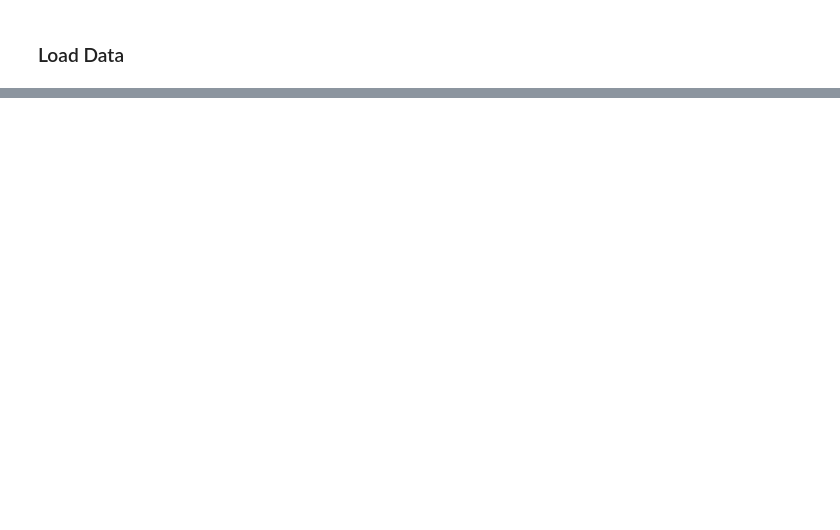
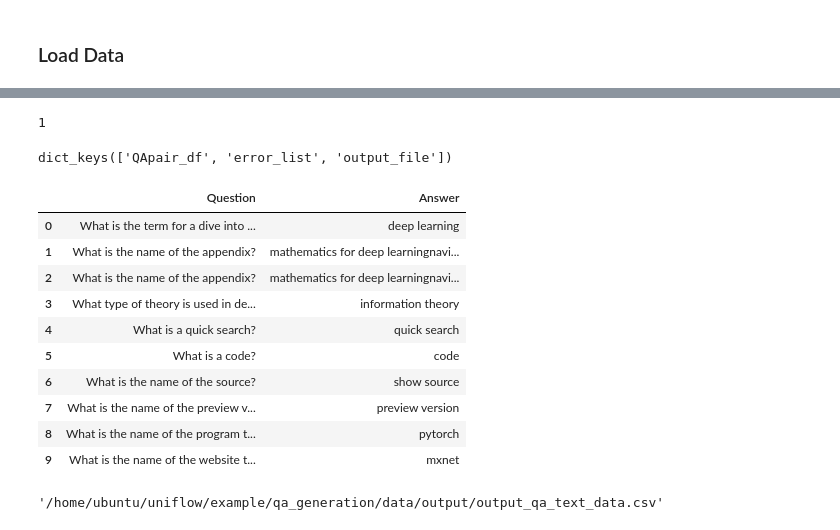
Before and after one commit to CambioML/uniflow-llm-based-pdf-extraction-text-cleaning-data-clustering, a Jupyter notebook: example/qa_generation/data_generation_text.ipynb, the cells around one changed output, grey strips where cells are left out. Saved outputs shown, nothing was run; the diff lists cells and outputs as text; code cells hidden in the pictures; blank space fills up the shorter version.

Commit message:
polish example lmgq

```diff
--- a/example/qa_generation/data_generation_text.ipynb
+++ b/example/qa_generation/data_generation_text.ipynb
@@ -11,8 +19,10 @@ from uniflow.flow.constants import (OUTPUT_NAME, QAPAIR_DF_KEY, INPUT_FILE, ERRO
 ### Load Data
 # %%
 dir_cur = os.getcwd()
-fname = "umich.txt"
-#fname = "22.4_multivariable-calculus.html"
-input_file = os.path.join(f"{dir_cur}/data/raw_input/", fname)
+# fname = "umich.txt"
+# input_file = os.path.join(f"{dir_cur}/data/raw_input/", fname)
+
+html_file = "22.11_information-theory.html"
+input_file = os.path.join(f"{dir_cur}/data/raw_input/", html_file)
 # %% [markdown]
 ### synthetic data generation
@@ -27,15 +58,36 @@ print(f"output_dict keys: {output_dict.keys()}")
 # %%
 # number of output nodes
 len(output_dict[OUTPUT_NAME])
+# %% [output]
+1
 # %%
 # output dictionary keys
 output_dict[OUTPUT_NAME][0].keys()
+# %% [output]
+dict_keys(['QApair_df', 'error_list', 'output_file'])
 # %%
+# Set this option to None to display full contents of each column
+pd.set_option('display.max_colwidth', None)
+
 # print the first 10 entries in the generated question-answer pairs.
 output_dict[OUTPUT_NAME][0][QAPAIR_DF_KEY][:10]
+# %% [output]
+|  | Question | Answer |
+| 0 | What is the term for a dive into ... | deep learning |
+| 1 | What is the name of the appendix? | mathematics for deep learningnavi... |
+| 2 | What is the name of the appendix? | mathematics for deep learningnavi... |
+| 3 | What type of theory is used in de... | information theory |
+| 4 | What is a quick search? | quick search |
+| 5 | What is a code? | code |
+| 6 | What is the name of the source? | show source |
+| 7 | What is the name of the preview v... | preview version |
+| 8 | What is the name of the program t... | pytorch |
+| 9 | What is the name of the website t... | mxnet |
 # %%
 # print out the output file path
 output_dict[OUTPUT_NAME][0][OUTPUT_FILE]
+# %% [output]
+'/home/ubuntu/uniflow/example/qa_generation/data/output/output_qa_text_data.csv'
 # %%
 # print out any errors
 print(f"Error generating QA for {len(output_dict[OUTPUT_NAME][0][ERROR_LIST])} paragraphs.")
```
Also changed, not shown: parts of 7 cells of this notebook.
